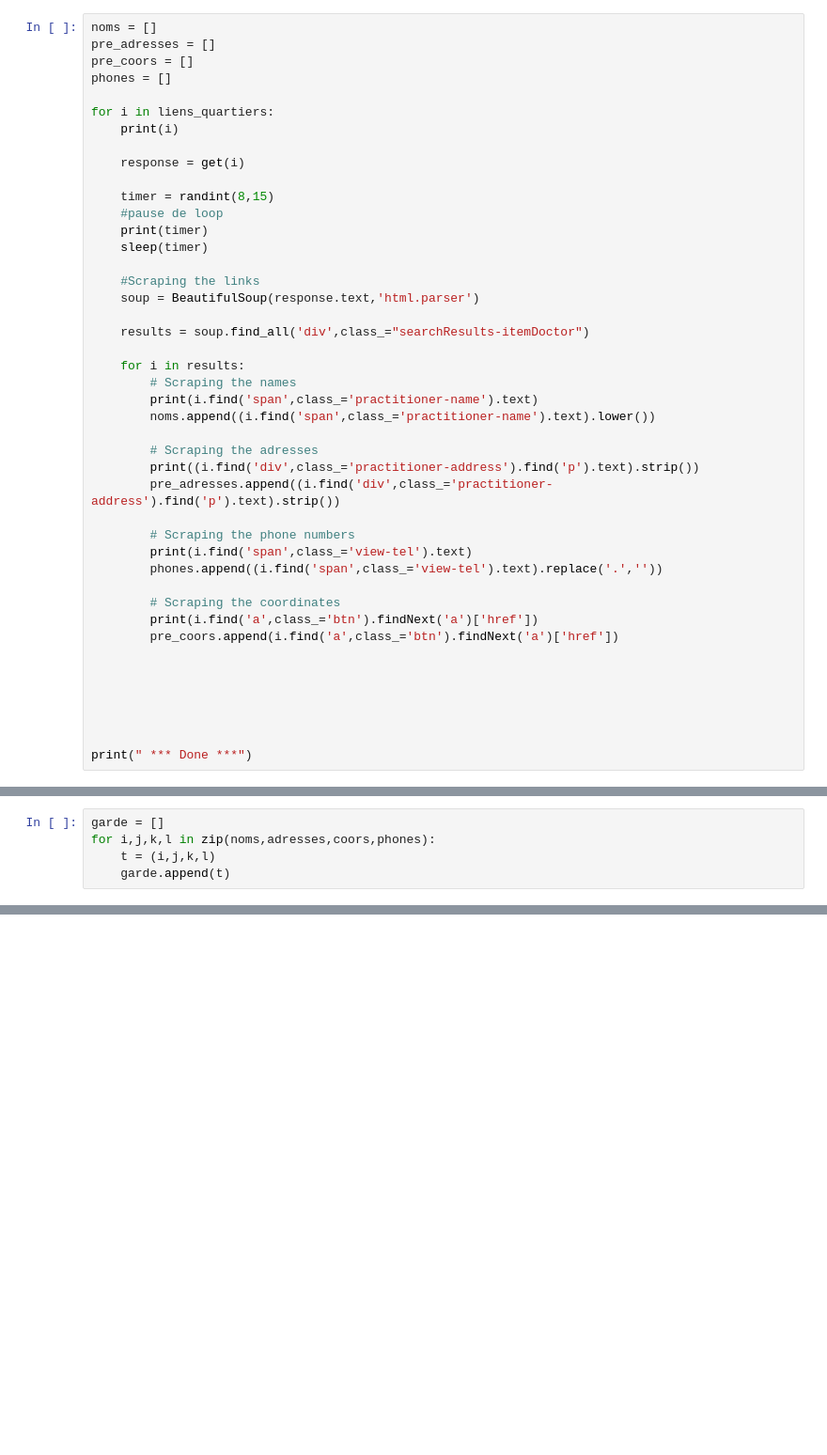
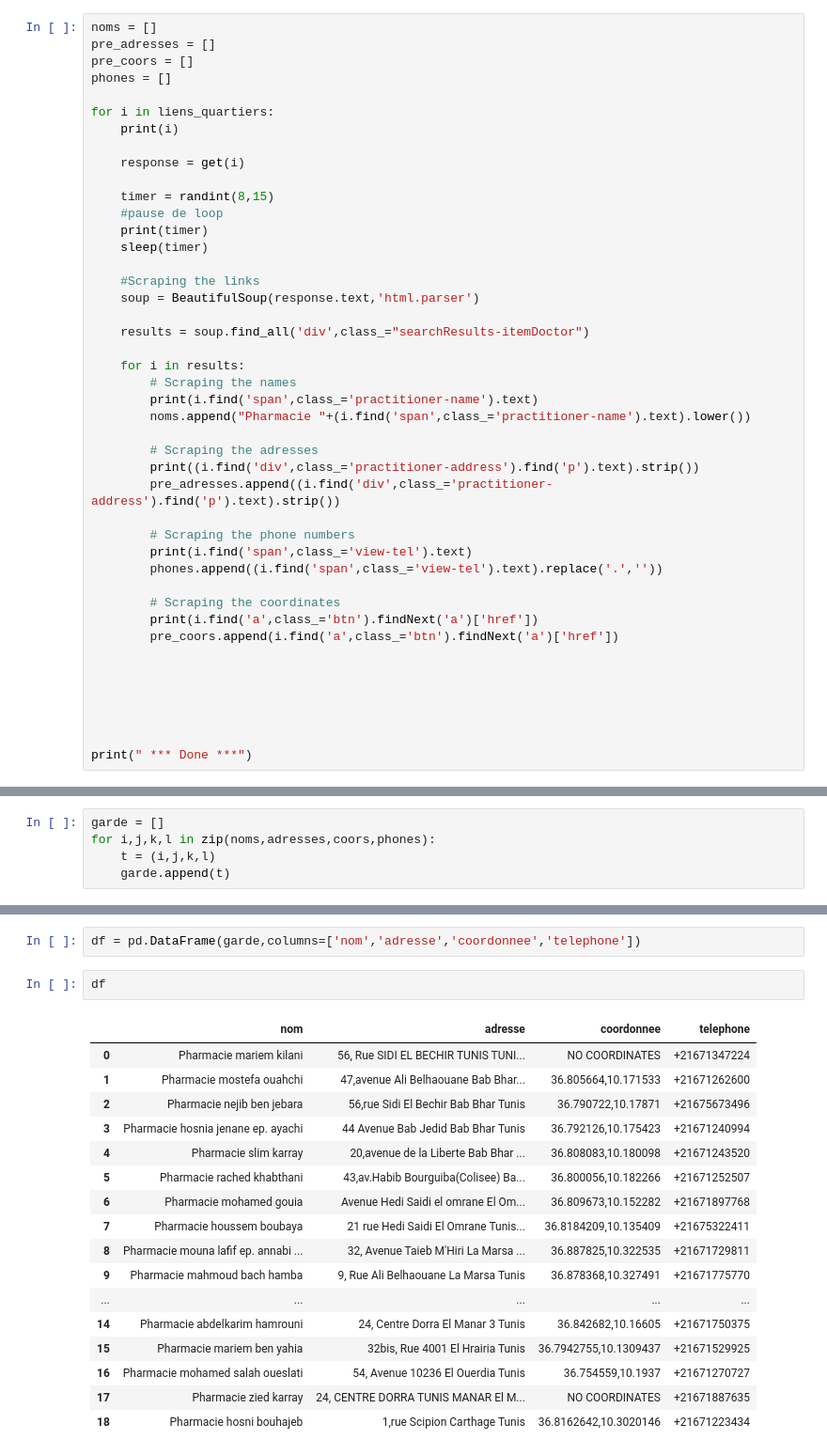
Before and after one commit to chikoungoun/Scraping, a Jupyter notebook: Pharmacies de garde/Tunis/Nuit/Tunis - Garde de nuit.ipynb, the cells around one changed output, grey strips where cells are left out. Shown at 94% size. Saved outputs shown, nothing was run; the diff lists cells and outputs as text; blank space fills up the shorter version.

Commit message:
convert the data in pandas

```diff
--- a/Pharmacies de garde/Tunis/Nuit/Tunis - Garde de nuit.ipynb
+++ b/Pharmacies de garde/Tunis/Nuit/Tunis - Garde de nuit.ipynb
@@ -107,7 +107,7 @@ for i in liens_quartiers:
     for i in results:
         # Scraping the names
         print(i.find('span',class_='practitioner-name').text)
-        noms.append((i.find('span',class_='practitioner-name').text).lower())
+        noms.append("Pharmacie "+(i.find('span',class_='practitioner-name').text).lower())
 
         # Scraping the adresses
         print((i.find('div',class_='practitioner-address').find('p').text).strip())
@@ -238,0 +243,22 @@ garde
+# %%
+df = pd.DataFrame(garde,columns=['nom','adresse','coordonnee','telephone'])
+# %%
+df
+# %% [output]
+|  | nom | adresse | coordonnee | telephone |
+| 0 | Pharmacie mariem kilani | 56, Rue SIDI EL BECHIR TUNIS TUNI... | NO COORDINATES | +21671347224 |
+| 1 | Pharmacie mostefa ouahchi | 47,avenue Ali Belhaouane Bab Bhar... | 36.805664,10.171533 | +21671262600 |
+| 2 | Pharmacie nejib ben jebara | 56,rue Sidi El Bechir Bab Bhar Tunis | 36.790722,10.17871 | +21675673496 |
+| 3 | Pharmacie hosnia jenane ep. ayachi | 44 Avenue Bab Jedid Bab Bhar Tunis | 36.792126,10.175423 | +21671240994 |
+| 4 | Pharmacie slim karray | 20,avenue de la Liberte Bab Bhar ... | 36.808083,10.180098 | +21671243520 |
+| 5 | Pharmacie rached khabthani | 43,av.Habib Bourguiba(Colisee) Ba... | 36.800056,10.182266 | +21671252507 |
+| 6 | Pharmacie mohamed gouia | Avenue Hedi Saidi el omrane El Om... | 36.809673,10.152282 | +21671897768 |
+| 7 | Pharmacie houssem boubaya | 21 rue Hedi Saidi El Omrane Tunis... | 36.8184209,10.135409 | +21675322411 |
+| 8 | Pharmacie mouna lafif ep. annabi ... | 32, Avenue Taieb M'Hiri La Marsa ... | 36.887825,10.322535 | +21671729811 |
+| 9 | Pharmacie mahmoud bach hamba | 9, Rue Ali Belhaouane La Marsa Tunis | 36.878368,10.327491 | +21671775770 |
+| ... | ... | ... | ... | ... |
+| 14 | Pharmacie abdelkarim hamrouni | 24, Centre Dorra El Manar 3 Tunis | 36.842682,10.16605 | +21671750375 |
+| 15 | Pharmacie mariem ben yahia | 32bis, Rue 4001 El Hrairia Tunis | 36.7942755,10.1309437 | +21671529925 |
+| 16 | Pharmacie mohamed salah oueslati | 54, Avenue 10236 El Ouerdia Tunis | 36.754559,10.1937 | +21671270727 |
+| 17 | Pharmacie zied karray | 24, CENTRE DORRA TUNIS MANAR El M... | NO COORDINATES | +21671887635 |
+| 18 | Pharmacie hosni bouhajeb | 1,rue Scipion Carthage Tunis | 36.8162642,10.3020146 | +21671223434 |
```
Also changed, not shown: parts of 6 cells of this notebook.
